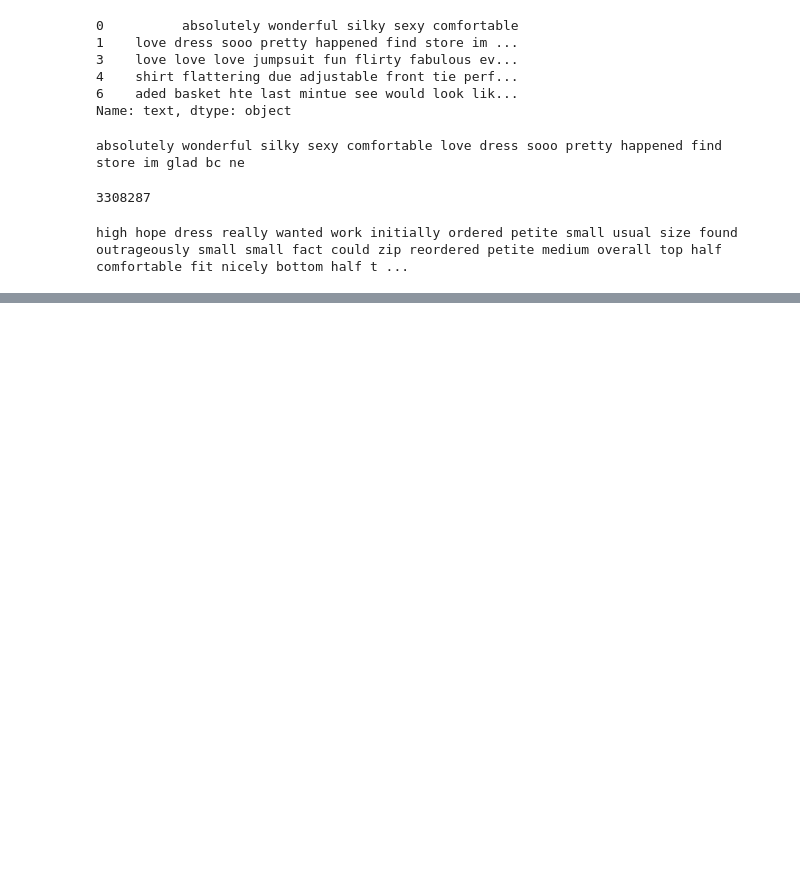
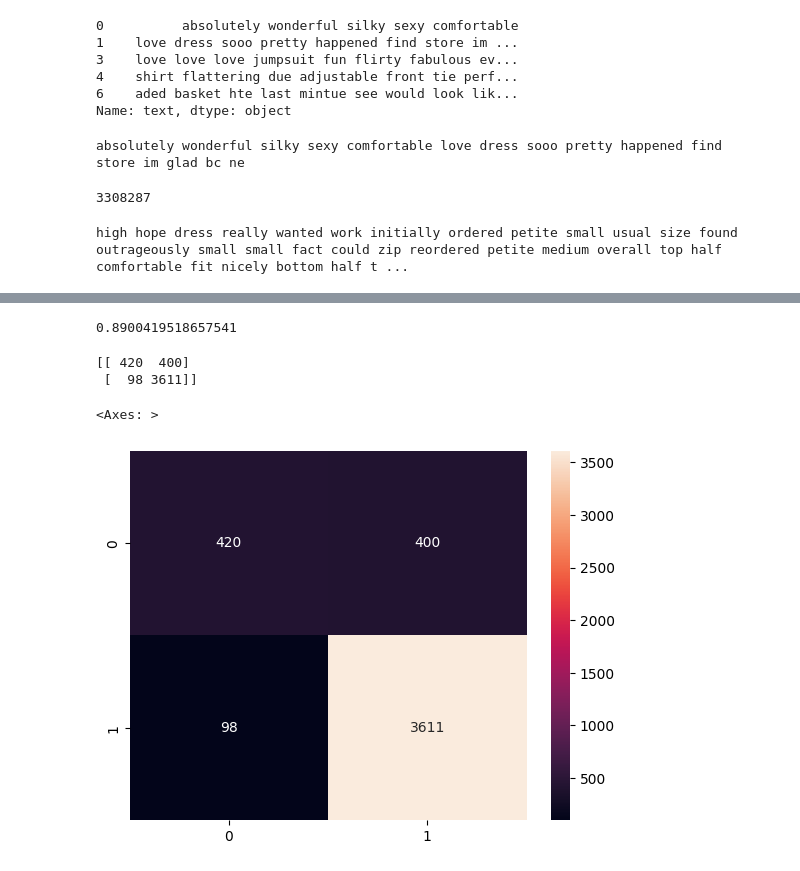
Before and after one commit to itzuditsharma/Sentiment-Analysis-Alexa, a Jupyter notebook: Clothing/main.ipynb, the cells around one changed output, grey strips where cells are left out. Drawn from its saved outputs; the diff is of its cells as text; code cells hidden in the pictures; blank space fills up the shorter version.

Commit message:
Added final pipeline

```diff
--- a/Clothing/main.ipynb
+++ b/Clothing/main.ipynb
@@ -476,0 +529,5 @@ high hope dress really wanted work initially ordered petite small usual size fou
+# %%
+from sklearn.linear_model import LogisticRegression
+
+model = LogisticRegression(max_iter=1000)
+model.fit(X_train_vec, y_train)
@@ -476,0 +542,10 @@ high hope dress really wanted work initially ordered petite small usual size fou
+# %%
+from sklearn.pipeline import Pipeline
+
+pipeline = Pipeline([
+    ("tfidf", TfidfVectorizer(stop_words="english", max_features=5000, ngram_range=(1,2))),
+    ("clf", LogisticRegression(max_iter=1000))
+])
+# %%
+pipeline.fit(X_train, y_train)
+y_pred = pipeline.predict(X_test)
@@ -476,0 +563,16 @@ high hope dress really wanted work initially ordered petite small usual size fou
+# %%
+print(accuracy_score(y_test, y_pred))
+# %% [output]
+0.8900419518657541
+# %%
+cm = confusion_matrix(y_test, y_pred)
+# %%
+print(cm)
+# %% [output]
+[[ 420  400]
+ [  98 3611]]
+# %%
+sns.heatmap(cm, annot=True, fmt="d")
+# %% [output]
+<Axes: >
+[figure, added]
```
Also changed, not shown: parts of 15 cells of this notebook.
